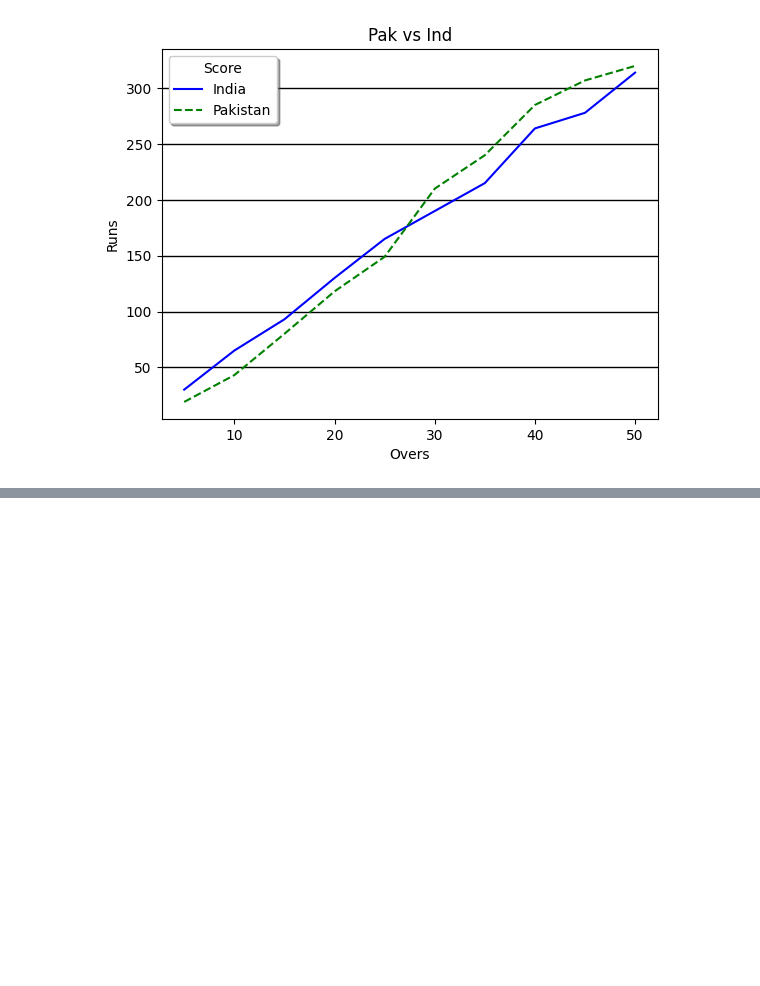
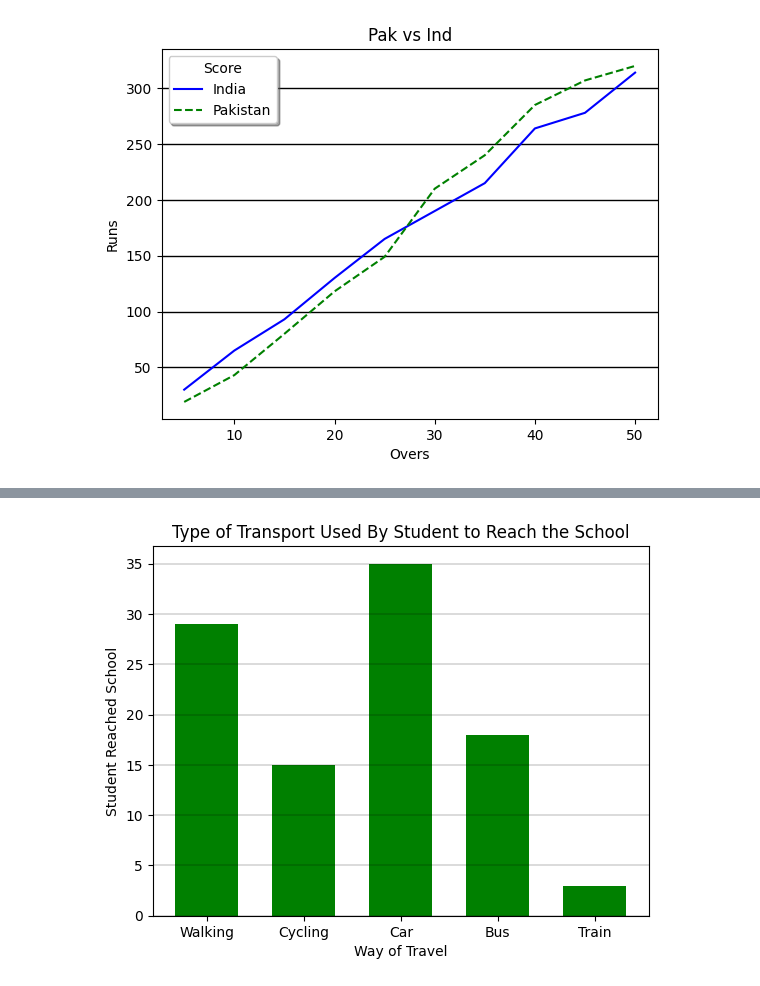
Before and after one commit to Hasnain-Sidd/Data-Science, a Jupyter notebook: Matplotlib.ipynb, the cells around one changed output, grey strips where cells are left out. Cells and saved outputs as stored; diff of their text form; code cells hidden in the pictures; blank space fills up the shorter version.

```diff
--- a/Matplotlib.ipynb
+++ b/Matplotlib.ipynb
@@ -58,0 +76,12 @@ plt.show()
+# %%
+# Way OF Convice Used by Student to Raeech the School
+x=['Walking','Cycling','Car','Bus','Train']
+y=[29,15,35,18,3]
+plt.bar(x,y,width=.65,color='green')
+plt.grid(color='black',linestyle='solid',linewidth=.2,axis='y')
+plt.xlabel("Way of Travel")
+plt.ylabel("Student Reached School")
+plt.title("Type of Transport Used By Student to Reach the School")
+plt.show()
+# %% [output]
+[figure, added]
```
Also changed, not shown: parts of 3 cells of this notebook.
